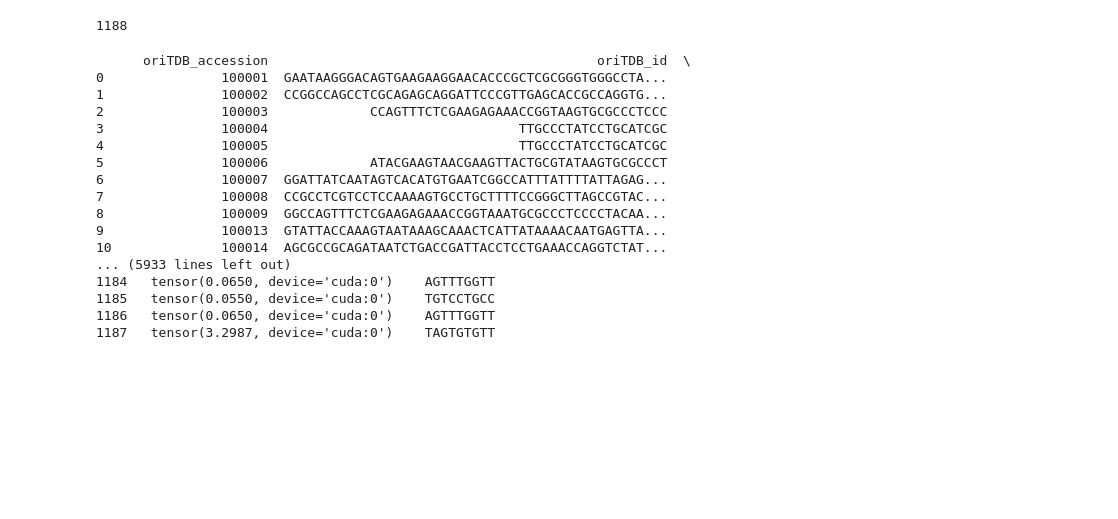
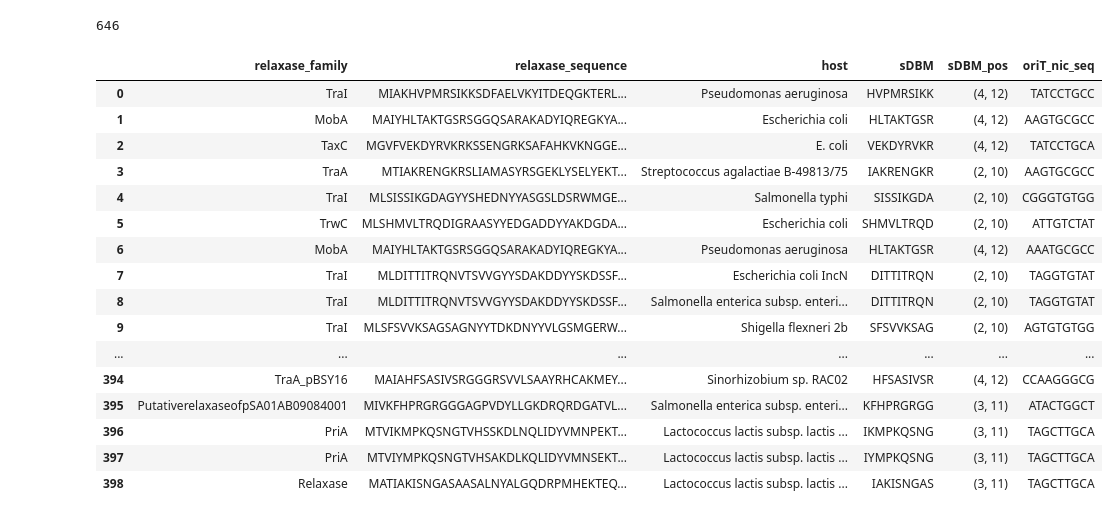
Before and after one commit to Nisanga-P/huh-dna-specificity, a Jupyter notebook: notebooks/ori_predicter.ipynb, the cells around one changed output. Drawn from its saved outputs; the diff is of its cells as text; code cells hidden in the pictures; blank space fills up the shorter version.

```diff
--- a/notebooks/ori_predicter.ipynb
+++ b/notebooks/ori_predicter.ipynb
@@ -10,3 +35,5 @@ df = df.dropna(subset=['oriT_nic_seq'])
+# %%
+df_new = pd.read_csv("../data/processed/unique_relaxase_oriT_dataset.csv")
 # %%
 count_minus7 = {}
 count_minus6 = {}
@@ -110,27 +468,27 @@ plt.show()
 # %%
 # Print entire dataset!
 
-print(len(df))
+print(len(df_new))
 with pd.option_context('display.max_rows', None, 'display.max_columns', None):
-    display(df)
+    display(df_new)
 # %% [output]
-1188
+646
-      oriTDB_accession                                          oriTDB_id  \
-0               100001  GAATAAGGGACAGTGAAGAAGGAACACCCGCTCGCGGGTGGGCCTA...
-1               100002  CCGGCCAGCCTCGCAGAGCAGGATTCCCGTTGAGCACCGCCAGGTG...
-2               100003             CCAGTTTCTCGAAGAGAAACCGGTAAGTGCGCCCTCCC
-3               100004                                TTGCCCTATCCTGCATCGC
-4               100005                                TTGCCCTATCCTGCATCGC
-5               100006             ATACGAAGTAACGAAGTTACTGCGTATAAGTGCGCCCT
-6               100007  GGATTATCAATAGTCACATGTGAATCGGCCATTTATTTTATTAGAG...
-7               100008  CCGCCTCGTCCTCCAAAAGTGCCTGCTTTTCCGGGCTTAGCCGTAC...
-8               100009  GGCCAGTTTCTCGAAGAGAAACCGGTAAATGCGCCCTCCCCTACAA...
-9               100013  GTATTACCAAAGTAATAAAGCAAACTCATTATAAAACAATGAGTTA...
-10              100014  AGCGCCGCAGATAATCTGACCGATTACCTCCTGAAACCAGGTCTAT...
-... (5933 lines left out)
-1184   tensor(0.0650, device='cuda:0')    AGTTTGGTT
-1185   tensor(0.0550, device='cuda:0')    TGTCCTGCC
-1186   tensor(0.0650, device='cuda:0')    AGTTTGGTT
-1187   tensor(3.2987, device='cuda:0')    TAGTGTGTT
+|  | relaxase_family | relaxase_sequence | host | sDBM | sDBM_pos | oriT_nic_seq |
+| 0 | TraI | MIAKHVPMRSIKKSDFAELVKYITDEQGKTERL... | Pseudomonas aeruginosa | HVPMRSIKK | (4, 12) | TATCCTGCC |
+| 1 | MobA | MAIYHLTAKTGSRSGGQSARAKADYIQREGKYA... | Escherichia coli | HLTAKTGSR | (4, 12) | AAGTGCGCC |
+| 2 | TaxC | MGVFVEKDYRVKRKSSENGRKSAFAHKVKNGGE... | E. coli | VEKDYRVKR | (4, 12) | TATCCTGCA |
+| 3 | TraA | MTIAKRENGKRSLIAMASYRSGEKLYSELYEKT... | Streptococcus agalactiae B-49813/75 | IAKRENGKR | (2, 10) | AAGTGCGCC |
+| 4 | TraI | MLSISSIKGDAGYYSHEDNYYASGSLDSRWMGE... | Salmonella typhi | SISSIKGDA | (2, 10) | CGGGTGTGG |
+| 5 | TrwC | MLSHMVLTRQDIGRAASYYEDGADDYYAKDGDA... | Escherichia coli | SHMVLTRQD | (2, 10) | ATTGTCTAT |
+| 6 | MobA | MAIYHLTAKTGSRSGGQSARAKADYIQREGKYA... | Pseudomonas aeruginosa | HLTAKTGSR | (4, 12) | AAATGCGCC |
+| 7 | TraI | MLDITTITRQNVTSVVGYYSDAKDDYYSKDSSF... | Escherichia coli IncN | DITTITRQN | (2, 10) | TAGGTGTAT |
+| 8 | TraI | MLDITTITRQNVTSVVGYYSDAKDDYYSKDSSF... | Salmonella enterica subsp. enteri... | DITTITRQN | (2, 10) | TAGGTGTAT |
+| 9 | TraI | MLSFSVVKSAGSAGNYYTDKDNYYVLGSMGERW... | Shigella flexneri 2b | SFSVVKSAG | (2, 10) | AGTGTGTGG |
+| ... | ... | ... | ... | ... | ... | ... |
+| 394 | TraA_pBSY16 | MAIAHFSASIVSRGGGRSVVLSAAYRHCAKMEY... | Sinorhizobium sp. RAC02 | HFSASIVSR | (4, 12) | CCAAGGGCG |
+| 395 | PutativerelaxaseofpSA01AB09084001 | MIVKFHPRGRGGGAGPVDYLLGKDRQRDGATVL... | Salmonella enterica subsp. enteri... | KFHPRGRGG | (3, 11) | ATACTGGCT |
+| 396 | PriA | MTVIKMPKQSNGTVHSSKDLNQLIDYVMNPEKT... | Lactococcus lactis subsp. lactis ... | IKMPKQSNG | (3, 11) | TAGCTTGCA |
+| 397 | PriA | MTVIYMPKQSNGTVHSAKDLKQLIDYVMNSEKT... | Lactococcus lactis subsp. lactis ... | IYMPKQSNG | (3, 11) | TAGCTTGCA |
+| 398 | Relaxase | MATIAKISNGASAASALNYALGQDRPMHEKTEQ... | Lactococcus lactis subsp. lactis ... | IAKISNGAS | (3, 11) | TAGCTTGCA |
 # %%
 final_df.to_csv('../data/processed/final_rep_virus_dataset.csv', index=False)
```
Also changed, not shown: parts of 16 cells of this notebook, 5 other files.
